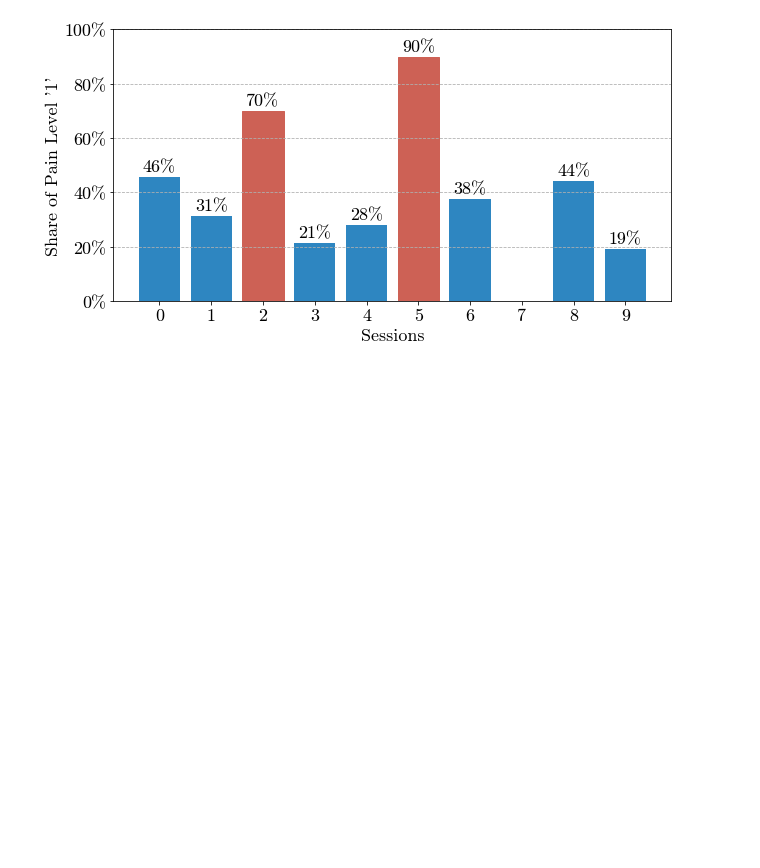
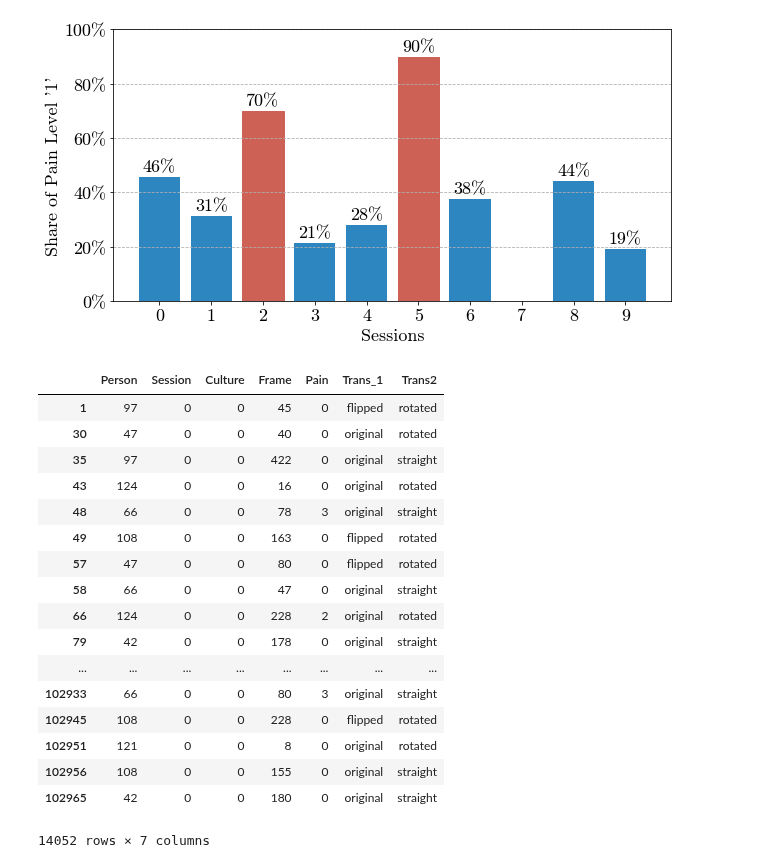
Before and after one commit to ntobis/federated-machine-learning, a Jupyter notebook: Notebooks/MSc Thesis Visualizations.ipynb, the cells around one changed output. Cells and saved outputs as stored; diff of their text form; code cells hidden in the pictures; blank space fills up the shorter version.

```diff
--- a/Notebooks/MSc Thesis Visualizations.ipynb
+++ b/Notebooks/MSc Thesis Visualizations.ipynb
@@ -567,8 +567,29 @@ fig.savefig(os.path.join(FIGURES, 'painbar.pdf'), bbox_inches = 'tight')
 # %%
 df = DL.create_pain_df(DATA)
 # %%
-df = pd.DataFrame(DL.get_labels(DL.get_image_paths(os.path.join(DATA, 'raw'))), columns=['Person', 'Session', 'Culture', 'Frame', 'Pain', 'Trans_1', 'Trans2'])
+df = pd.DataFrame(DL.get_labels(DL.get_image_paths(os.path.join(DATA, 'group_1'))), columns=['Person', 'Session', 'Culture', 'Frame', 'Pain', 'Trans_1', 'Trans2'])
 df[['Person', 'Session', 'Culture', 'Frame', 'Pain', ]] = df[['Person', 'Session', 'Culture', 'Frame', 'Pain', ]].astype(int)
+# %%
+df[df['Session'] == 0]
+# %% [output]
+|  | Person | Session | Culture | Frame | Pain | Trans_1 | Trans2 |
+| 1 | 97 | 0 | 0 | 45 | 0 | flipped | rotated |
+| 30 | 47 | 0 | 0 | 40 | 0 | original | rotated |
+| 35 | 97 | 0 | 0 | 422 | 0 | original | straight |
+| 43 | 124 | 0 | 0 | 16 | 0 | original | rotated |
+| 48 | 66 | 0 | 0 | 78 | 3 | original | straight |
+| 49 | 108 | 0 | 0 | 163 | 0 | flipped | rotated |
+| 57 | 47 | 0 | 0 | 80 | 0 | flipped | rotated |
+| 58 | 66 | 0 | 0 | 47 | 0 | original | straight |
+| 66 | 124 | 0 | 0 | 228 | 2 | original | rotated |
+| 79 | 42 | 0 | 0 | 178 | 0 | original | straight |
+| ... | ... | ... | ... | ... | ... | ... | ... |
+| 102933 | 66 | 0 | 0 | 80 | 3 | original | straight |
+| 102945 | 108 | 0 | 0 | 228 | 0 | flipped | rotated |
+| 102951 | 121 | 0 | 0 | 8 | 0 | original | rotated |
+| 102956 | 108 | 0 | 0 | 155 | 0 | original | straight |
+| 102965 | 42 | 0 | 0 | 180 | 0 | original | straight |
+14052 rows × 7 columns
 # %%
 df = DL.create_pain_df(os.path.join(DATA, 'raw'))
 df = df[df['Person'] != 101]
```
Also changed, not shown: 1 other file.
